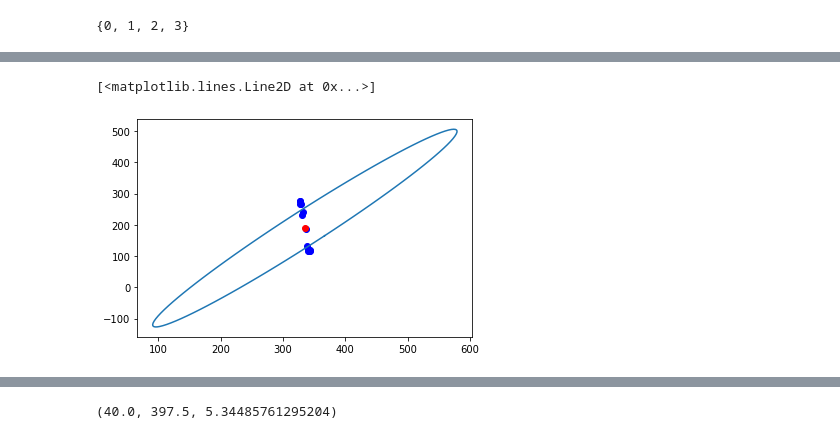
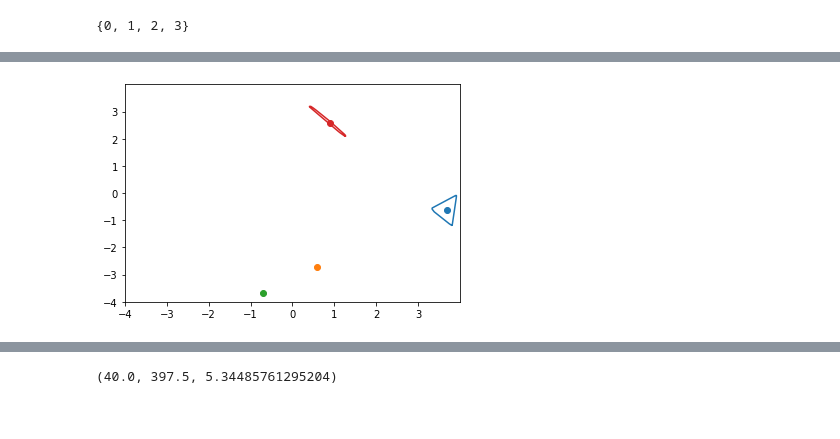
Before and after one commit to PhiDCH/mpc_isaac_sim, a Jupyter notebook: test1.ipynb, the cells around one changed output, grey strips where cells are left out. Drawn from its saved outputs; the diff is of its cells as text; code cells hidden in the pictures.

```diff
--- a/test1.ipynb
+++ b/test1.ipynb
@@ -167,10 +119,0 @@ array([[343, 116],
-# %%
-plt.scatter(hull[:,0], hull[:,1], color='blue')
-center = np.mean(hull, axis=0)
-plt.scatter(center[0], center[1], color='red')
-a,b,rot = get_ellipse_params(hull-center)
-elip = draw_ellipse(a, b, 75)
-plt.plot(elip[:,0]+center[0], elip[:,1]+center[1])
-# %% [output]
-[<matplotlib.lines.Line2D at 0x...>]
-[figure, removed]
@@ -187,0 +120,55 @@ def draw_ellipse(a,b,rot):
+# %%
+def find_hull(xy, scale=100, lim=400):
+    xy_ = np.int32(xy*scale)+lim
+    img = np.zeros((2*lim,2*lim)).astype(np.uint8)
+    img[xy_[:,1], xy_[:,0]] = 255
+    img = cv2.flip(img, 0)
+
+    kernel = np.ones((5,5))
+    img0 = cv2.dilate(img.copy(), kernel, iterations=1)
+    kernel = np.ones((3,3))
+    img0 = cv2.erode(img0, kernel, iterations=1)
+
+    contours, hierarchy = cv2.findContours(img0, cv2.RETR_EXTERNAL, cv2.CHAIN_APPROX_SIMPLE)
+    if len(contours) > 1:
+        print('num of contour', len(contours))
+    # img_show = cv2.drawContours(img.copy(), contours, -1, 255, 3)
+    hull = cv2.convexHull(contours[0])
+    # img_show = cv2.drawContours(img.copy(), [hull], -1, 255, 3)
+    hull = hull.reshape((-1,2))
+    hull = (hull-400)/100
+    return hull
+
+def find_circle(xy):
+    center = np.mean(xy, axis=0)
+    dist = np.linalg.norm(xy-center, axis=1)
+    r = np.max(dist)
+    return center, r
+
+fig, ax = plt.subplots()
+ax.set(xlim=(-4,4), xticks=np.arange(-4,4),
+        ylim=(-4,4), yticks=np.arange(-4,4))
+
+for i in set(output):
+    xy = X[np.where(output==i)]
+    hull = find_hull(xy)
+
+    # ax.scatter(hull[:,0], hull[:,1])
+    ax.plot(hull[:,0], hull[:,1])
+
+    # center ,r = find_circle(hull)
+    # print(r)
+    # cir = plt.Circle(center, r, fill=False)
+    # ax.add_patch(cir)
+
+    center = np.mean(hull, axis=0)
+    ax.scatter(center[0], center[1])
+    # a,b,rot = get_ellipse_params(hull)
+    # ellipse = Ellipse(xy=center, width=a, height=b, angle=rot,
+                        # edgecolor='r', fc='None', lw=2)
+    # ax.add_patch(ellipse)
+    # break
+
+plt.show()
+# %% [output]
+[figure, added]
```
Also changed, not shown: parts of 13 cells of this notebook, 2 other files.
